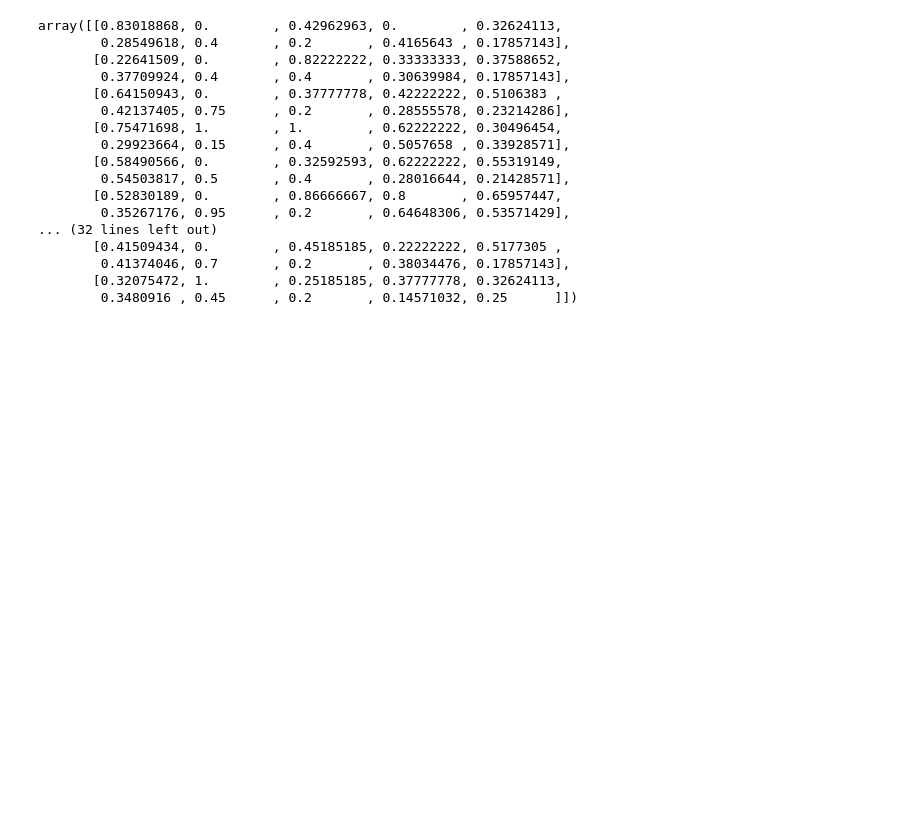
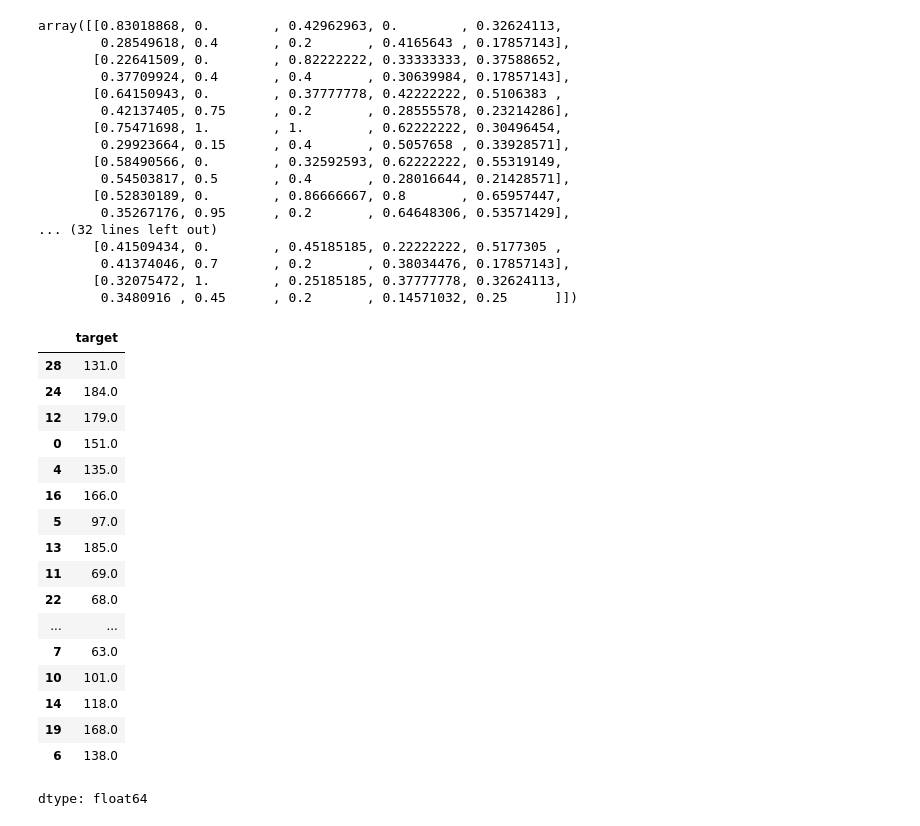
Before and after one commit to notnsas/cs229-ml-from-scratch, a Jupyter notebook: cs229_ml_from_scratch.ipynb, the cells around one changed output. Drawn from its saved outputs; the diff is of its cells as text; code cells hidden in the pictures; blank space fills up the shorter version.

```diff
--- a/cs229_ml_from_scratch.ipynb
+++ b/cs229_ml_from_scratch.ipynb
@@ -2159,3 +2161,24 @@ X_scaled = scaler.fit_transform(X)
 X_train, X_test, y_train, y_test = train_test_split(
     X_scaled, y, test_size=0.2, random_state=42
 )
+# %%
+y_train
+# %% [output]
+|  | target |
+| 28 | 131.0 |
+| 24 | 184.0 |
+| 12 | 179.0 |
+| 0 | 151.0 |
+| 4 | 135.0 |
+| 16 | 166.0 |
+| 5 | 97.0 |
+| 13 | 185.0 |
+| 11 | 69.0 |
+| 22 | 68.0 |
+| ... | ... |
+| 7 | 63.0 |
+| 10 | 101.0 |
+| 14 | 118.0 |
+| 19 | 168.0 |
+| 6 | 138.0 |
+dtype: float64
```
Also changed, not shown: parts of 3 cells of this notebook.
